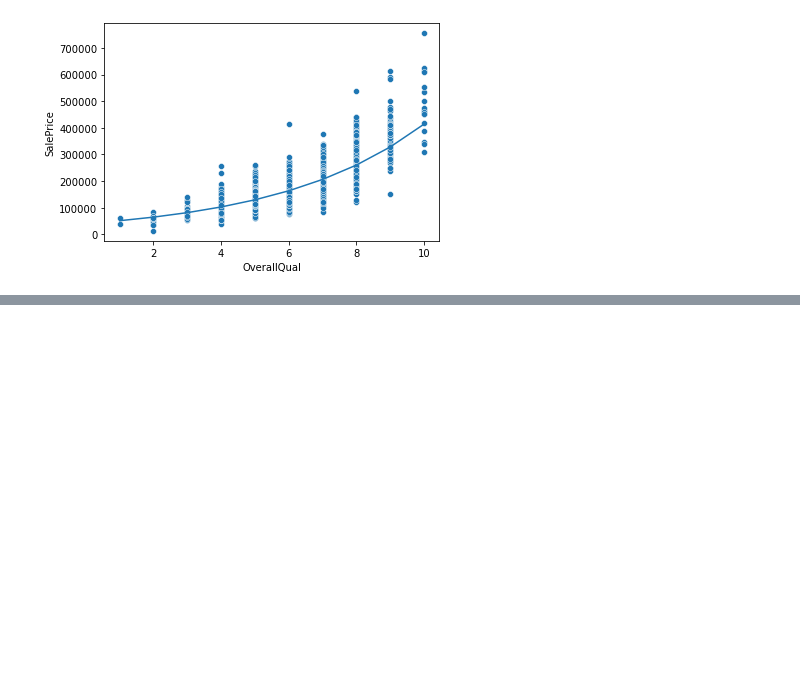
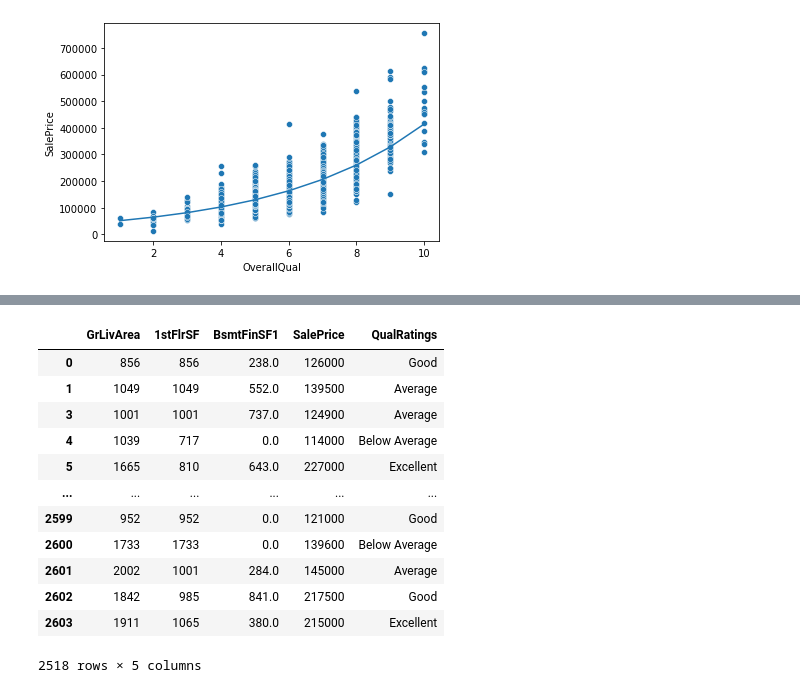
Before and after one commit to kchander92/NYCDSA-Machine-Learning-Project, a Jupyter notebook: Machine Learning EDA and Modeling.ipynb, the cells around one changed output, grey strips where cells are left out. Cells and saved outputs as stored; diff of their text form; code cells hidden in the pictures; blank space fills up the shorter version.

```diff
--- a/Machine Learning EDA and Modeling.ipynb
+++ b/Machine Learning EDA and Modeling.ipynb
@@ -1770,0 +1991,17 @@ array([-80132.65318196])
+# %%
+housing2 = housing[['GrLivArea', '1stFlrSF', 'BsmtFinSF1', 'SalePrice']].merge(groups, left_index=True, right_index=True)
+housing2
+# %% [output]
+|  | GrLivArea | 1stFlrSF | BsmtFinSF1 | SalePrice | QualRatings |
+| 0 | 856 | 856 | 238.0 | 126000 | Good |
+| 1 | 1049 | 1049 | 552.0 | 139500 | Average |
+| 3 | 1001 | 1001 | 737.0 | 124900 | Average |
+| 4 | 1039 | 717 | 0.0 | 114000 | Below Average |
+| 5 | 1665 | 810 | 643.0 | 227000 | Excellent |
+| ... | ... | ... | ... | ... | ... |
+| 2599 | 952 | 952 | 0.0 | 121000 | Good |
+| 2600 | 1733 | 1733 | 0.0 | 139600 | Below Average |
+| 2601 | 2002 | 1001 | 284.0 | 145000 | Average |
+| 2602 | 1842 | 985 | 841.0 | 217500 | Good |
+| 2603 | 1911 | 1065 | 380.0 | 215000 | Excellent |
+2518 rows × 5 columns
```
Also changed, not shown: parts of 145 cells of this notebook.
